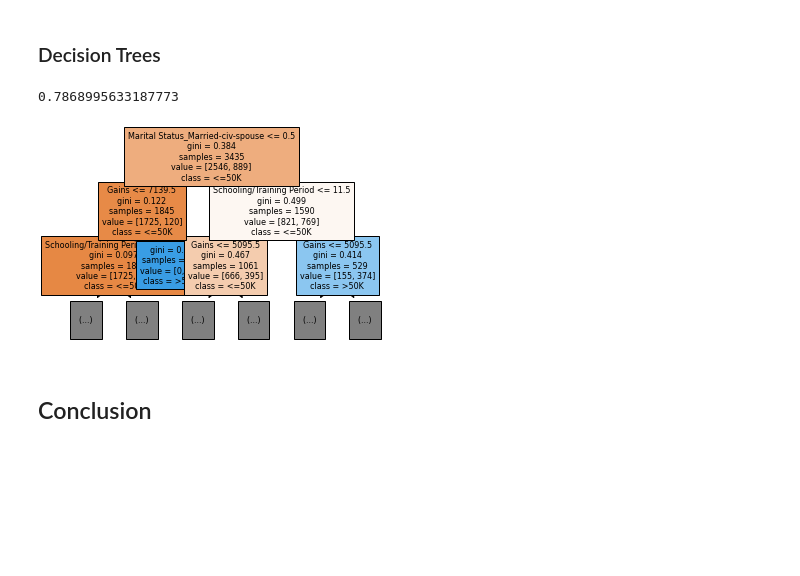
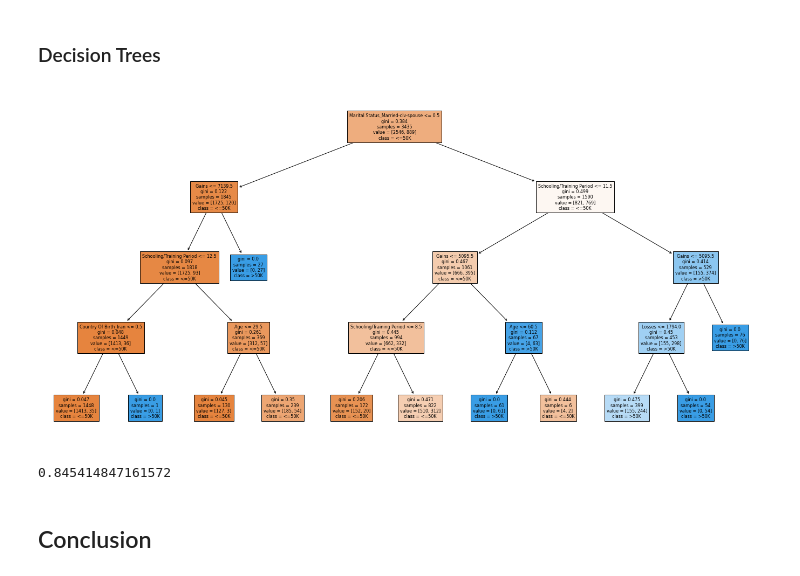
Before and after one commit to lucashoeft/Intelligent-Data-Analysis-Project, a Jupyter notebook: Intelligent-Data-Analysis-Project.ipynb, the cells around one changed output. Cells and saved outputs as stored; diff of their text form; code cells hidden in the pictures; blank space fills up the shorter version.

```diff
--- a/Intelligent-Data-Analysis-Project.ipynb
+++ b/Intelligent-Data-Analysis-Project.ipynb
@@ -208,16 +256,19 @@ accuracy_score(income_y_test, income_y_pred)
 # %%
 from sklearn import tree
 
-clf = tree.DecisionTreeClassifier(random_state=42)
+clf = tree.DecisionTreeClassifier(random_state=42, max_depth=4)
 clf = clf.fit(income_X_train, income_y_train)
-tree.plot_tree(clf, max_depth=2, fontsize=8, feature_names=income_X_train.columns, filled=True, class_names=income_y_train.unique())
+
+plt.figure(figsize=(24,12))
+tree.plot_tree(clf, max_depth=4, fontsize=8, feature_names=income_X_train.columns, filled=True, class_names=income_y_train.unique())
+plt.show()
 
 income_y_pred = clf.predict(income_X_test)
 
 accuracy_score(income_y_test, income_y_pred)
 # %% [output]
+[figure, new version]
-0.7868995633187773
+0.845414847161572
-[figure, old version]
 # %% [markdown]
 ## Conclusion
 # %% [markdown]
```
Also changed, not shown: parts of 15 cells of this notebook.
